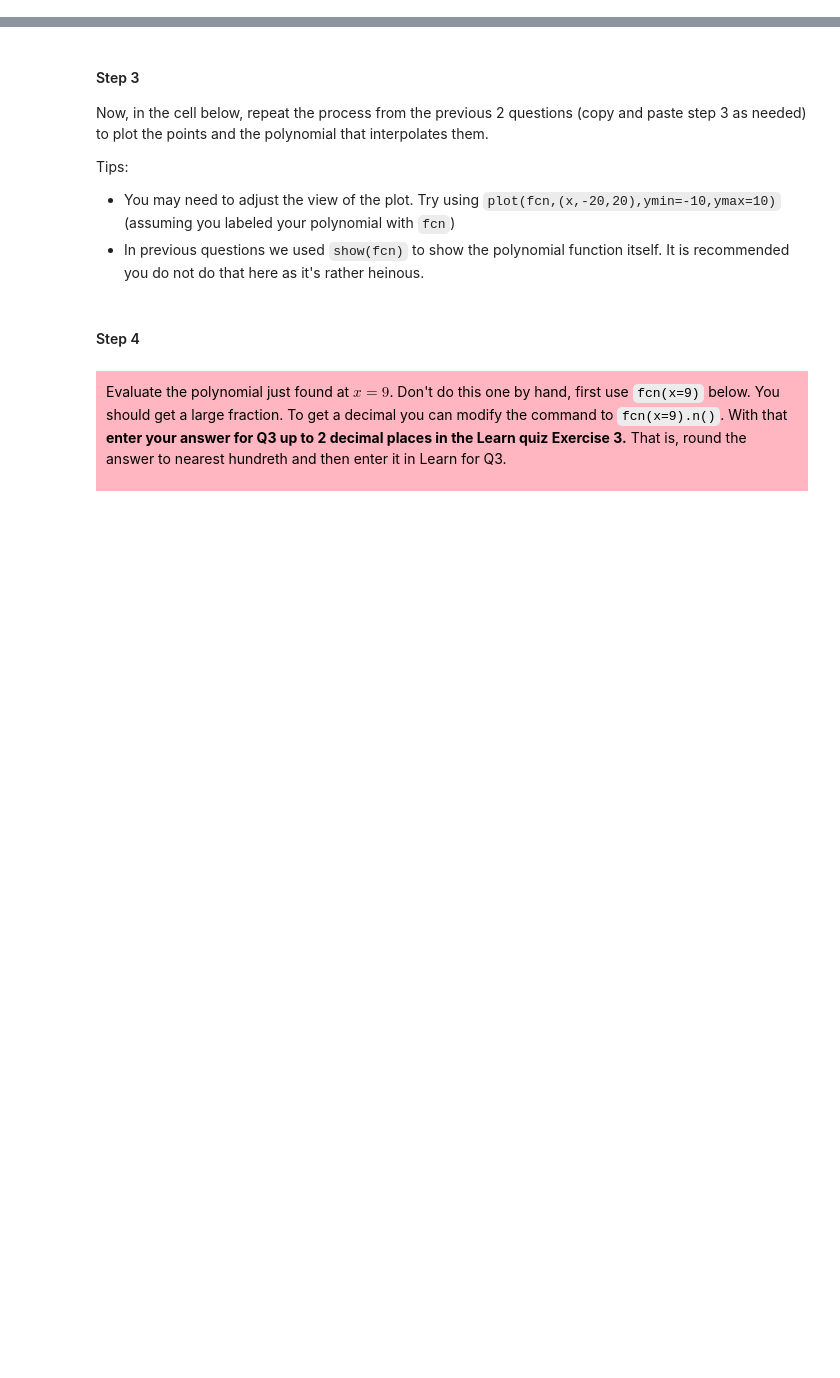
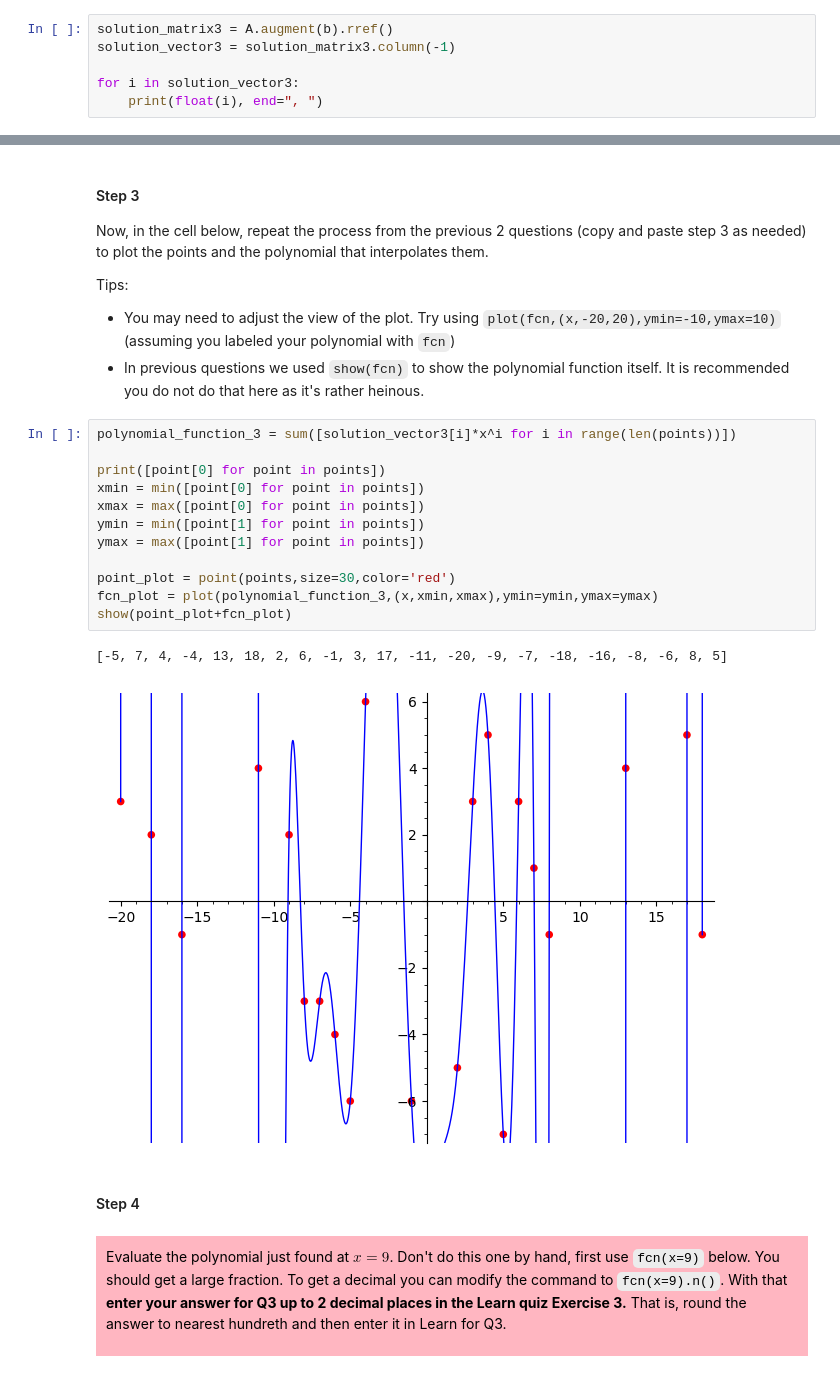
Before and after one commit to catr1xLiu/Notebook, a Jupyter notebook: MATH115 - Linear Algebra/Python Exercise/exercise03.ipynb, the cells around one changed output, grey strips where cells are left out. Drawn from its saved outputs; the diff is of its cells as text; blank space fills up the shorter version.

```diff
--- a/MATH115 - Linear Algebra/Python Exercise/exercise03.ipynb
+++ b/MATH115 - Linear Algebra/Python Exercise/exercise03.ipynb
@@ -169,3 +245,9 @@ A = matrix([[x**i for i in range(len(points))] for x, y in points]) #compute pow
 #### Step 2
 
 In the cell below use your previously acquired knowledge to deduce the vector of coefficients $a_0, a_1 \cdots a_{20}$
+# %%
+solution_matrix3 = A.augment(b).rref()
+solution_vector3 = solution_matrix3.column(-1)
+
+for i in solution_vector3:
+    print(float(i), end=", ")
@@ -177,6 +261,21 @@ Now, in the cell below, repeat the process from the previous 2 questions (copy a
 Tips:
 - You may need to adjust the view of the plot. Try using `plot(fcn,(x,-20,20),ymin=-10,ymax=10)` (assuming you labeled your polynomial with `fcn`)
 - In previous questions we used `show(fcn)` to show the polynomial function itself. It is recommended you do not do that here as it's rather heinous.
+# %%
+polynomial_function_3 = sum([solution_vector3[i]*x^i for i in range(len(points))])
+
+print([point[0] for point in points])
+xmin = min([point[0] for point in points])
+xmax = max([point[0] for point in points])
+ymin = min([point[1] for point in points])
+ymax = max([point[1] for point in points])
+
+point_plot = point(points,size=30,color='red')
+fcn_plot = plot(polynomial_function_3,(x,xmin,xmax),ymin=ymin,ymax=ymax)
+show(point_plot+fcn_plot)
+# %% [output]
+[-5, 7, 4, -4, 13, 18, 2, 6, -1, 3, 17, -11, -20, -9, -7, -18, -16, -8, -6, 8, 5]
+[figure, added]
 # %% [markdown]
 #### Step 4
 # %% [markdown]
```
Also changed, not shown: parts of 13 cells of this notebook.
